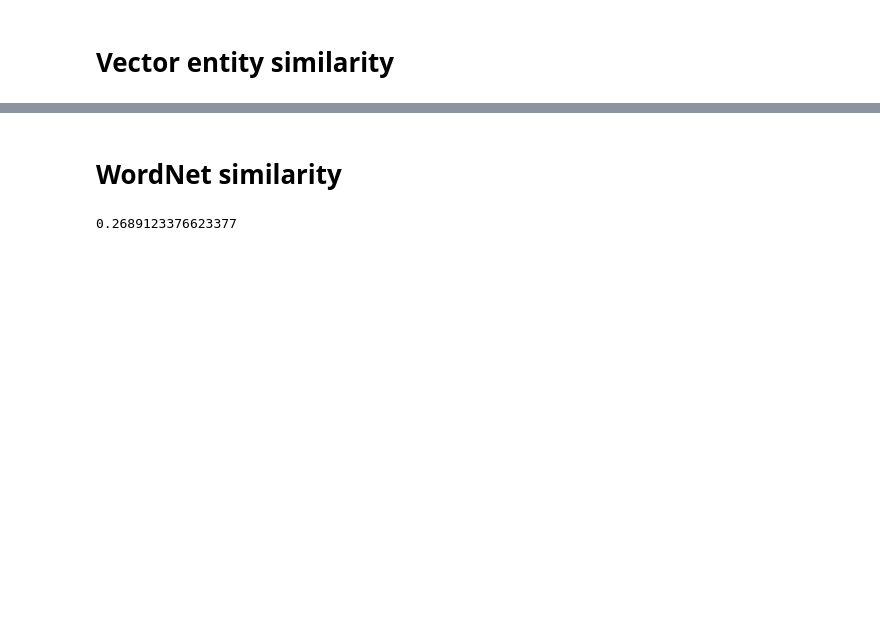
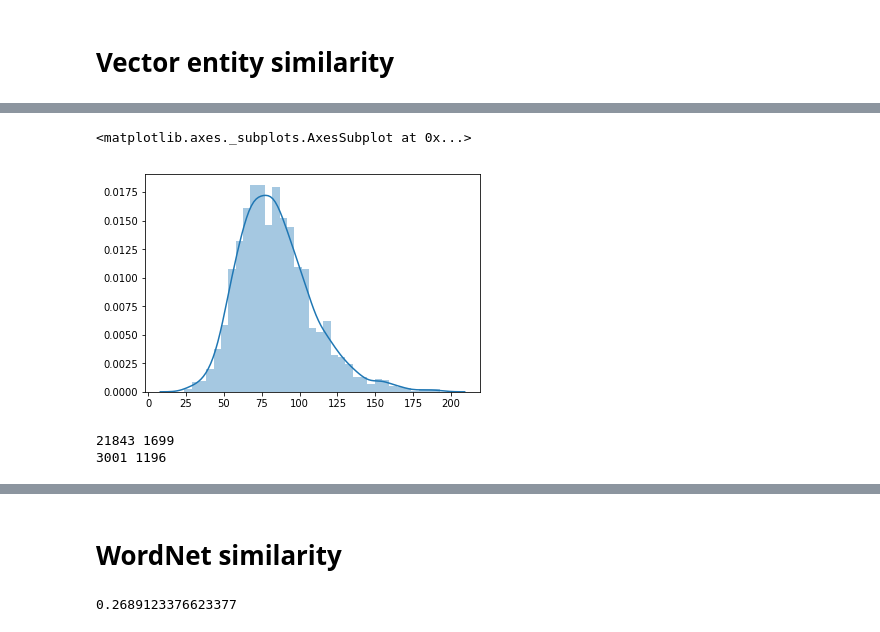
Before and after one commit to CpuKnows/NarrativeQA-Project, a Jupyter notebook: src/notebooks/Filter dataset.ipynb, the cells around one changed output, grey strips where cells are left out. Drawn from its saved outputs; the diff is of its cells as text; code cells hidden in the pictures; blank space fills up the shorter version.

```diff
--- a/src/notebooks/Filter dataset.ipynb
+++ b/src/notebooks/Filter dataset.ipynb
@@ -47,0 +207,30 @@ questions = pd.read_csv('../../data/questions_books_who.csv')
+# %%
+# Processing a doc with spacy takes the most time so we batch quesitons for the same doc together
+for i, row in tqdm(questions.iterrows(), total=len(questions)):
+    q = nlp_simple(row['question'])
+    q_tokenized = ' '.join([token.text for token in q])
+    q_tokenized = re.sub('[\s]+', ' ', q_tokenized)
+
+    best_similarity_score = 0.0
+    best_sent_triple = ''
+    doc = nlp_simple(row['summary'])
+
+    sent_stack = []
+    for sent in doc.sents:
+        # create groups of 3 sentences
+        if len(sent_stack) < 3:
+            sent_stack.append(sent)
+        else:
+            sent_stack.pop(0)
+            sent_stack.append(sent)
+            sent_triple = doc[sent_stack[0].start:sent_stack[-1].end]
+
+            similarity_score = sent_triple.similarity(q)
+            if similarity_score > best_similarity_score:
+                best_similarity_score = similarity_score
+                best_sent_triple = ' '.join([token.text for token in sent_triple])
+
+    with codecs.open('../../data/summary_most_similar_sentence_triples_{}.txt'.format(row['set']), 'a',
+                     encoding='utf-8', errors='ignore') as f:
+        best = re.sub('[\s]+', ' ', best_sent_triple)
+        f.write(best + ' <d> ' + q_tokenized + '\n')
@@ -47,0 +280,17 @@ questions = pd.read_csv('../../data/questions_books_who.csv')
+# %%
+# write summaries
+with codecs.open('../../data/summaries_test.q', 'a', encoding='utf-8', errors='ignore') as f:
+    for i,row in questions.iterrows():
+        if row['set'] == 'test':
+            f.write(row['summary_tokenized'] + ' <d> ' + row['question_tokenized'] + '\n')
+# %%
+token_lens = []
+with codecs.open('../../data/summary_most_similar_sentence_triples_train.txt', 'r', encoding='utf-8', errors='ignore') as f:
+    for line in f:
+        token_lens.append(len(f.readline().split()))
+# %%
+import seaborn as sns
+sns.distplot(token_lens)
+# %% [output]
+<matplotlib.axes._subplots.AxesSubplot at 0x...>
+[figure, added]
@@ -47,0 +336,20 @@ questions = pd.read_csv('../../data/questions_books_who.csv')
+# %%
+count = 0
+count_unk = 0
+words = []
+words_unk = []
+
+for line in qtokenized:
+    for token in line:
+        if token in w2idx:
+            count += 1
+            words.append(token)
+        else:
+            count_unk += 1
+            words_unk.append(token)
+
+print(count, count_unk)
+print(len(set(words)), len(set(words_unk)))
+# %% [output]
+21843 1699
+3001 1196
```
Also changed, not shown: parts of 39 cells of this notebook, 57 other files.
